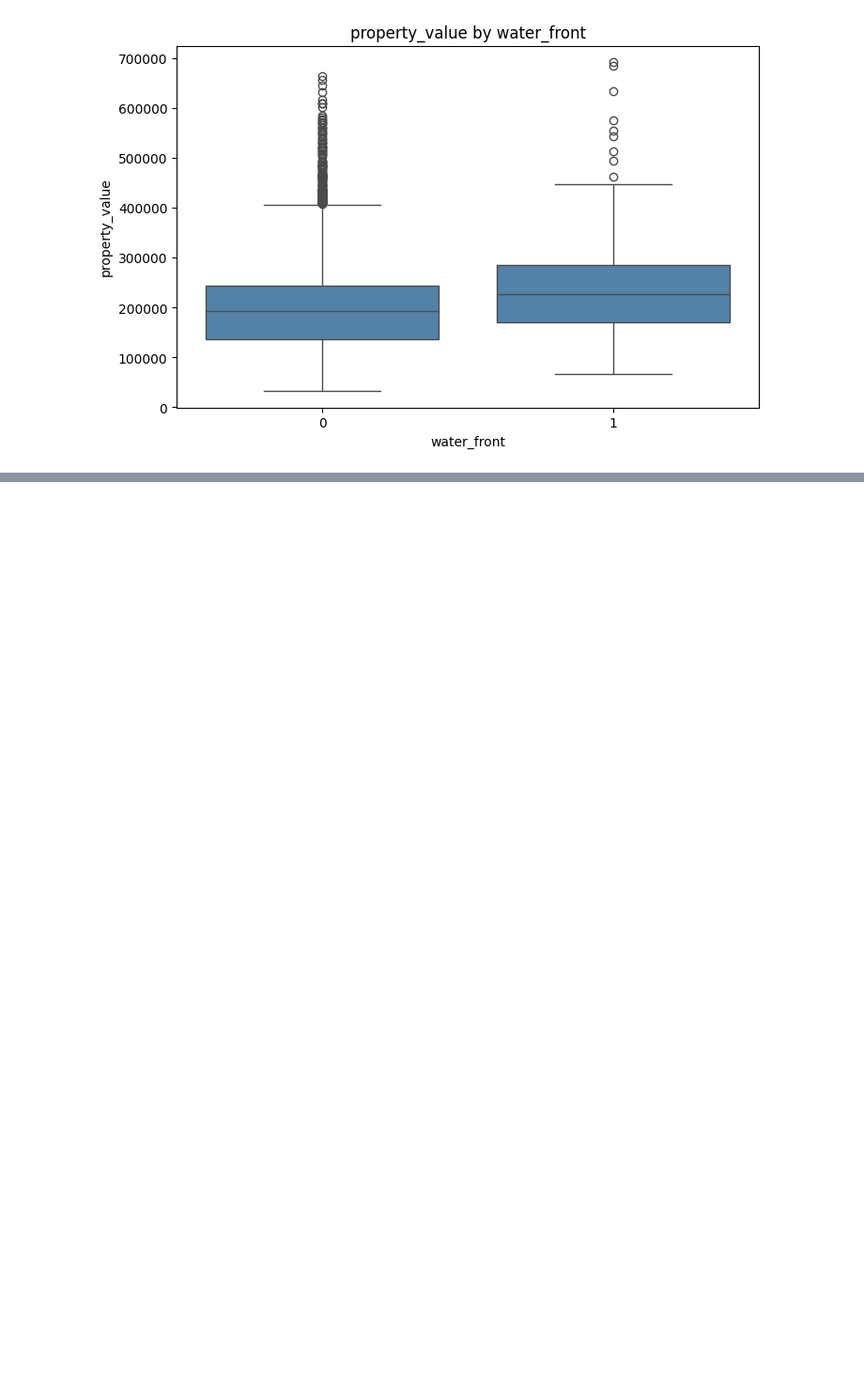
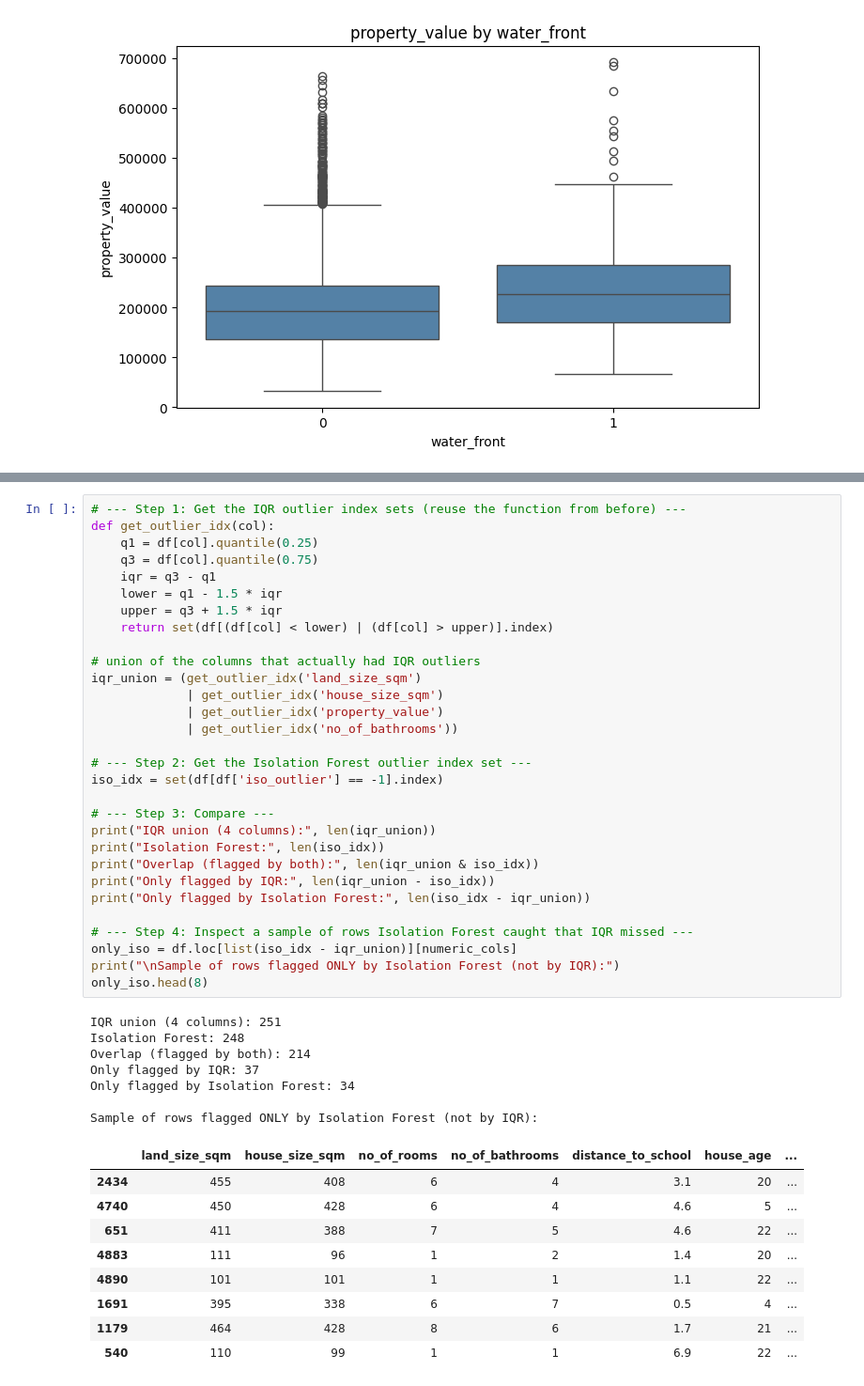
Before and after one commit to Nik1341175/AdvancedDataAnalytics2026, a Jupyter notebook: Ex_Project_1/Step3/01_regression_step_3.ipynb, the cells around one changed output, grey strips where cells are left out. Shown at 94% size. Saved outputs shown, nothing was run; the diff lists cells and outputs as text; blank space fills up the shorter version.

```diff
--- a/Ex_Project_1/Step3/01_regression_step_3.ipynb
+++ b/Ex_Project_1/Step3/01_regression_step_3.ipynb
@@ -106,0 +184,47 @@ plt.show()
+# %%
+# --- Step 1: Get the IQR outlier index sets (reuse the function from before) ---
+def get_outlier_idx(col):
+    q1 = df[col].quantile(0.25)
+    q3 = df[col].quantile(0.75)
+    iqr = q3 - q1
+    lower = q1 - 1.5 * iqr
+    upper = q3 + 1.5 * iqr
+    return set(df[(df[col] < lower) | (df[col] > upper)].index)
+
+# union of the columns that actually had IQR outliers
+iqr_union = (get_outlier_idx('land_size_sqm')
+             | get_outlier_idx('house_size_sqm')
+             | get_outlier_idx('property_value')
+             | get_outlier_idx('no_of_bathrooms'))
+
+# --- Step 2: Get the Isolation Forest outlier index set ---
+iso_idx = set(df[df['iso_outlier'] == -1].index)
+
+# --- Step 3: Compare ---
+print("IQR union (4 columns):", len(iqr_union))
+print("Isolation Forest:", len(iso_idx))
+print("Overlap (flagged by both):", len(iqr_union & iso_idx))
+print("Only flagged by IQR:", len(iqr_union - iso_idx))
+print("Only flagged by Isolation Forest:", len(iso_idx - iqr_union))
+
+# --- Step 4: Inspect a sample of rows Isolation Forest caught that IQR missed ---
+only_iso = df.loc[list(iso_idx - iqr_union)][numeric_cols]
+print("\nSample of rows flagged ONLY by Isolation Forest (not by IQR):")
+only_iso.head(8)
+# %% [output]
+IQR union (4 columns): 251
+Isolation Forest: 248
+Overlap (flagged by both): 214
+Only flagged by IQR: 37
+Only flagged by Isolation Forest: 34
+
+Sample of rows flagged ONLY by Isolation Forest (not by IQR):
+|  | land_size_sqm | house_size_sqm | no_of_rooms | no_of_bathrooms | distance_to_school | house_age | ... |
+| 2434 | 455 | 408 | 6 | 4 | 3.1 | 20 | ... |
+| 4740 | 450 | 428 | 6 | 4 | 4.6 | 5 | ... |
+| 651 | 411 | 388 | 7 | 5 | 4.6 | 22 | ... |
+| 4883 | 111 | 96 | 1 | 2 | 1.4 | 20 | ... |
+| 4890 | 101 | 101 | 1 | 1 | 1.1 | 22 | ... |
+| 1691 | 395 | 338 | 6 | 7 | 0.5 | 4 | ... |
+| 1179 | 464 | 428 | 8 | 6 | 1.7 | 21 | ... |
+| 540 | 110 | 99 | 1 | 1 | 6.9 | 22 | ... |
```
Also changed, not shown: parts of 13 cells of this notebook, 1 other file.
